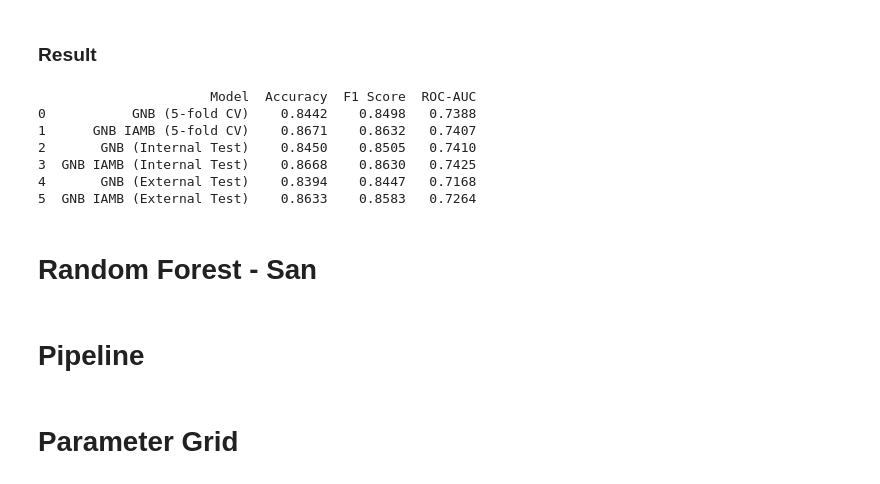
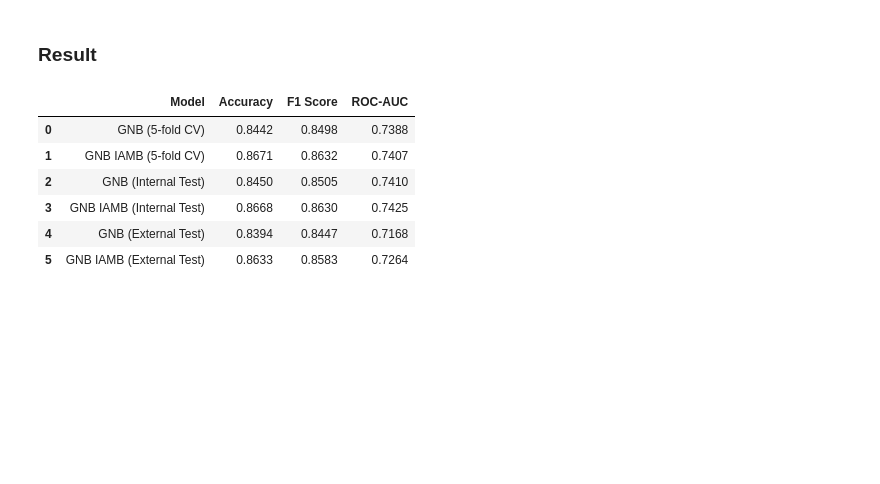
Before and after one commit to GVSU-CIS635/projects-team-1-1, a Jupyter notebook: Project_updated.ipynb, the cells around one changed output. Saved outputs shown, nothing was run; the diff lists cells and outputs as text; code cells hidden in the pictures; blank space fills up the shorter version.

```diff
--- a/Project_updated.ipynb
+++ b/Project_updated.ipynb
@@ -818,28 +781,26 @@ Confusion Matrix:
 # %%
 results = [
     ["GNB (5-fold CV)",               0.8442, 0.8498, 0.7388],
     ["GNB IAMB (5-fold CV)",          0.8671, 0.8632, 0.7407],
 
     ["GNB (Internal Test)",           0.8450, 0.8505, 0.7410],
     ["GNB IAMB (Internal Test)",      0.8668, 0.8630, 0.7425],
 
     ["GNB (External Test)",           0.8394, 0.8447, 0.7168],
     ["GNB IAMB (External Test)",      0.8633, 0.8583, 0.7264],
 ]
 
 df_results = pd.DataFrame(
     results,
     columns=["Model", "Accuracy", "F1 Score", "ROC-AUC"]
 )
 
-print(df_results)
+display(df_results)
 # %% [output]
-                      Model  Accuracy  F1 Score  ROC-AUC
-0           GNB (5-fold CV)    0.8442    0.8498   0.7388
-1      GNB IAMB (5-fold CV)    0.8671    0.8632   0.7407
-2       GNB (Internal Test)    0.8450    0.8505   0.7410
-3  GNB IAMB (Internal Test)    0.8668    0.8630   0.7425
-4       GNB (External Test)    0.8394    0.8447   0.7168
-5  GNB IAMB (External Test)    0.8633    0.8583   0.7264
+|  | Model | Accuracy | F1 Score | ROC-AUC |
+| 0 | GNB (5-fold CV) | 0.8442 | 0.8498 | 0.7388 |
+| 1 | GNB IAMB (5-fold CV) | 0.8671 | 0.8632 | 0.7407 |
+| 2 | GNB (Internal Test) | 0.8450 | 0.8505 | 0.7410 |
+| 3 | GNB IAMB (Internal Test) | 0.8668 | 0.8630 | 0.7425 |
+| 4 | GNB (External Test) | 0.8394 | 0.8447 | 0.7168 |
+| 5 | GNB IAMB (External Test) | 0.8633 | 0.8583 | 0.7264 |
-# %% [markdown]
-# Random Forest - San
@@ -850,2 +806,0 @@ scaler = StandardScaler()
-# %% [markdown]
-# Pipeline
@@ -857,2 +806,0 @@ rf_pipe = Pipeline([
-# %% [markdown]
-# Parameter Grid
```
Also changed, not shown: parts of 23 cells of this notebook.
